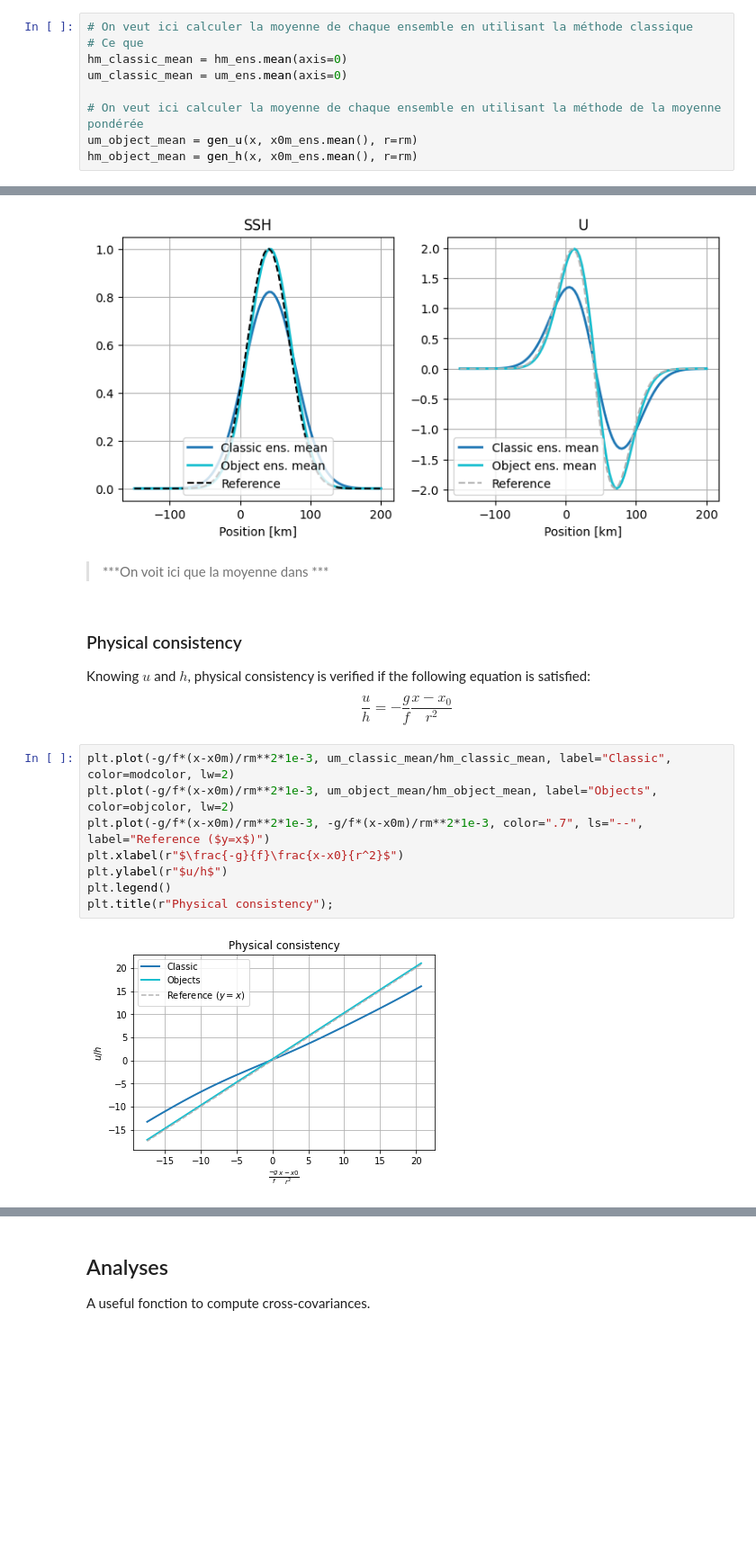
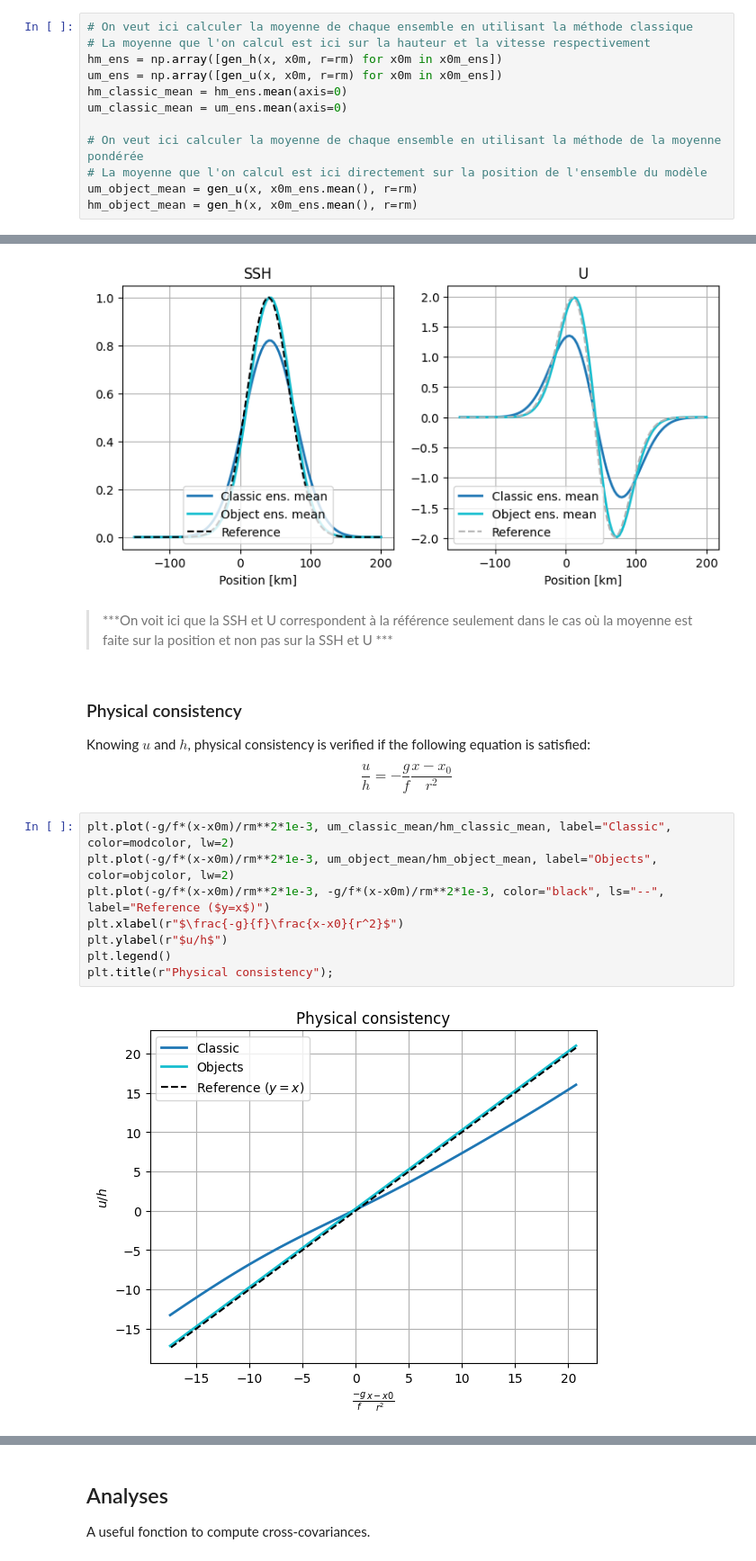
Before and after one commit to gsaliou-DS/Object_oriented_DA, a Jupyter notebook: DS4_2024_project_assim_objects.ipynb, the cells around one changed output, grey strips where cells are left out. Shown at 90% size. Drawn from its saved outputs; the diff is of its cells as text; blank space fills up the shorter version.

```diff
--- a/DS4_2024_project_assim_objects.ipynb
+++ b/DS4_2024_project_assim_objects.ipynb
@@ -135,11 +137,14 @@ ax[1].set_ylabel("m/s");
 Classical ensemble means on the grid.
 # %%
 # On veut ici calculer la moyenne de chaque ensemble en utilisant la méthode classique
-# Ce que
+# La moyenne que l'on calcul est ici sur la hauteur et la vitesse respectivement
+hm_ens = np.array([gen_h(x, x0m, r=rm) for x0m in x0m_ens])
+um_ens = np.array([gen_u(x, x0m, r=rm) for x0m in x0m_ens])
 hm_classic_mean = hm_ens.mean(axis=0)
 um_classic_mean = um_ens.mean(axis=0)
 
 # On veut ici calculer la moyenne de chaque ensemble en utilisant la méthode de la moyenne pondérée
+# La moyenne que l'on calcul est ici directement sur la position de l'ensemble du modèle
 um_object_mean = gen_u(x, x0m_ens.mean(), r=rm)
 hm_object_mean = gen_h(x, x0m_ens.mean(), r=rm)
 # %%
@@ -158,8 +163,8 @@ ax[1].set_title("U")
 ax[1].legend(loc="lower left");
 # %% [output]
 [figure]
-# %% [markdown]
-> ***On voit ici que la moyenne dans ***
+# %% [markdown]
+> ***On voit ici que la SSH et U correspondent à la référence seulement dans le cas où la moyenne est faite sur la position et non pas sur la SSH et U ***
 # %% [markdown]
 ### Physical consistency
 
@@ -168,10 +173,10 @@ $$\frac{u}{h} = - \frac{g}{f} \frac{x-x_0}{r^2}$$
 # %%
 plt.plot(-g/f*(x-x0m)/rm**2*1e-3, um_classic_mean/hm_classic_mean, label="Classic", color=modcolor, lw=2)
 plt.plot(-g/f*(x-x0m)/rm**2*1e-3, um_object_mean/hm_object_mean, label="Objects", color=objcolor, lw=2)
-plt.plot(-g/f*(x-x0m)/rm**2*1e-3, -g/f*(x-x0m)/rm**2*1e-3, color=".7", ls="--", label="Reference ($y=x$)")
+plt.plot(-g/f*(x-x0m)/rm**2*1e-3, -g/f*(x-x0m)/rm**2*1e-3, color="black", ls="--", label="Reference ($y=x$)")
 plt.xlabel(r"$\frac{-g}{f}\frac{x-x0}{r^2}$")
 plt.ylabel(r"$u/h$")
 plt.legend()
 plt.title(r"Physical consistency");
 # %% [output]
-[figure, old version]
+[figure, new version]
```
Also changed, not shown: parts of 14 cells of this notebook.
